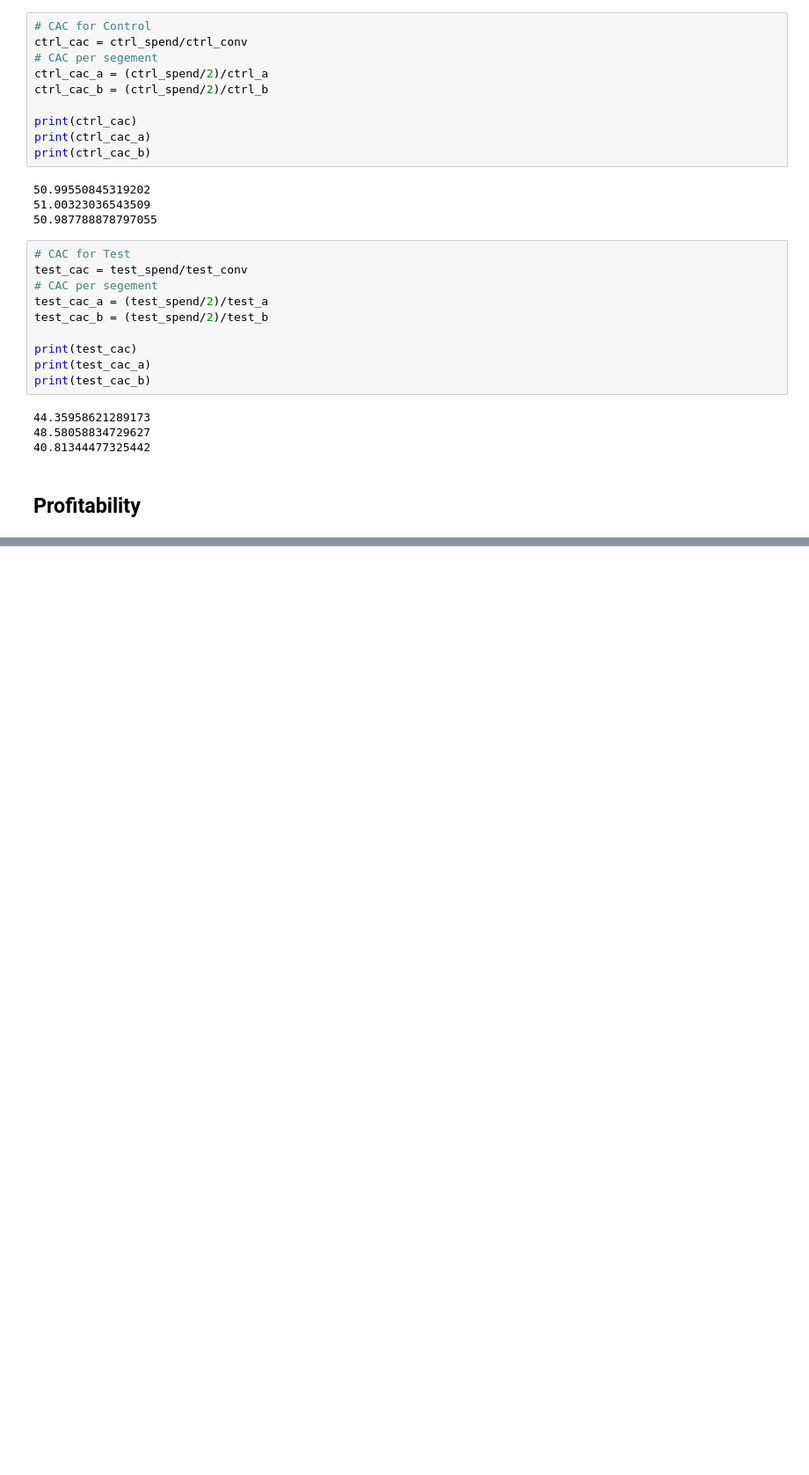
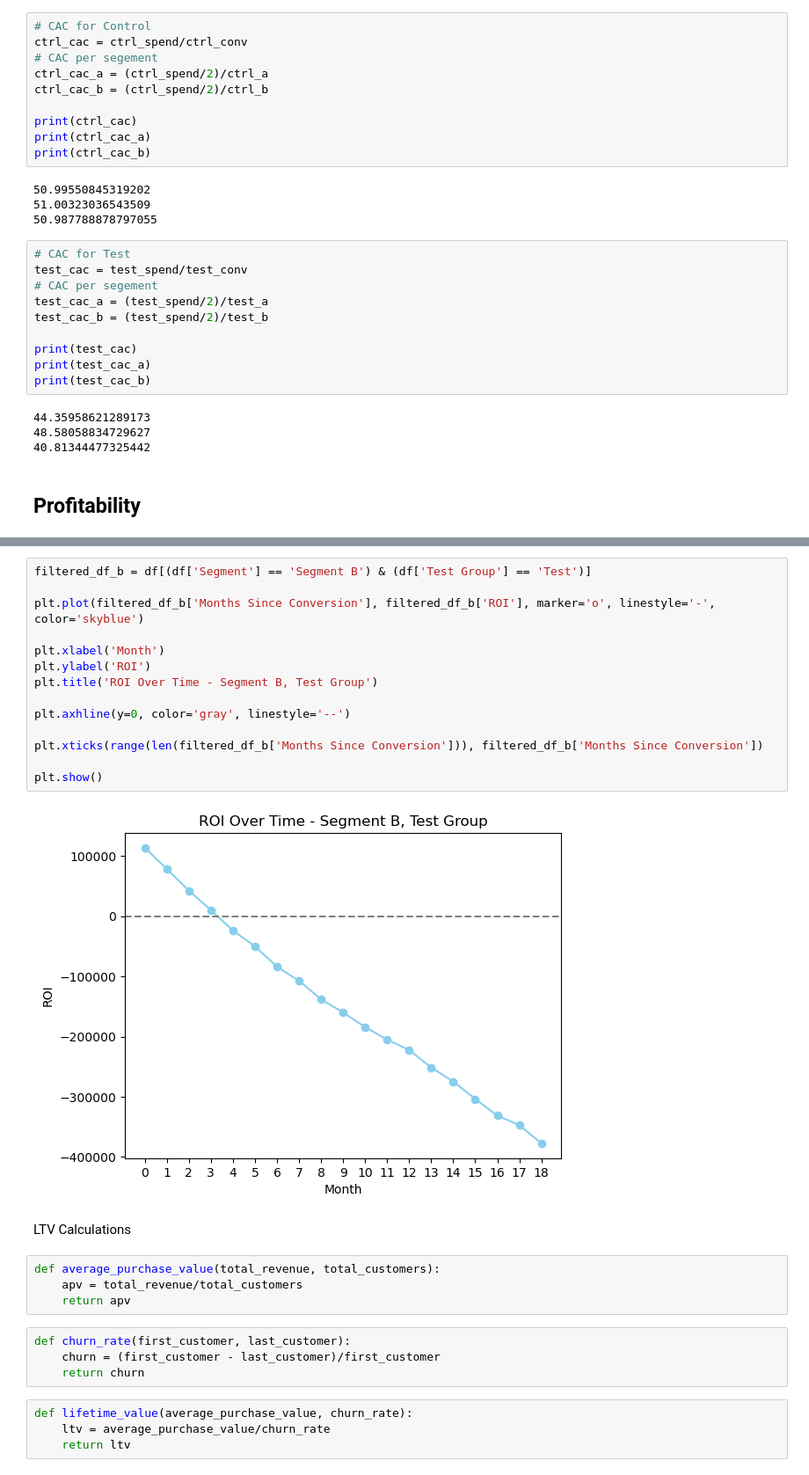
Before and after one commit to kelechiago/spend_tracker_case_study, a Jupyter notebook: case_study.ipynb, the cells around one changed output, grey strips where cells are left out. Shown: that part at 88% size. Saved outputs shown, nothing was run; the diff lists cells and outputs as text; blank space fills up the shorter version.

```diff
--- a/case_study.ipynb
+++ b/case_study.ipynb
@@ -150,0 +185,30 @@ print(test_cac_b)
+# %%
+filtered_df_b = df[(df['Segment'] == 'Segment B') & (df['Test Group'] == 'Test')]
+
+plt.plot(filtered_df_b['Months Since Conversion'], filtered_df_b['ROI'], marker='o', linestyle='-', color='skyblue')
+
+plt.xlabel('Month')
+plt.ylabel('ROI')
+plt.title('ROI Over Time - Segment B, Test Group')
+
+plt.axhline(y=0, color='gray', linestyle='--')
+
+plt.xticks(range(len(filtered_df_b['Months Since Conversion'])), filtered_df_b['Months Since Conversion'])
+
+plt.show()
+# %% [output]
+[figure, added]
+# %% [markdown]
+LTV Calculations
+# %%
+def average_purchase_value(total_revenue, total_customers):
+    apv = total_revenue/total_customers
+    return apv
+# %%
+def churn_rate(first_customer, last_customer):
+    churn = (first_customer - last_customer)/first_customer
+    return churn
+# %%
+def lifetime_value(average_purchase_value, churn_rate):
+    ltv = average_purchase_value/churn_rate
+    return ltv
```
Also changed, not shown: parts of 9 cells of this notebook, 1 other file.
